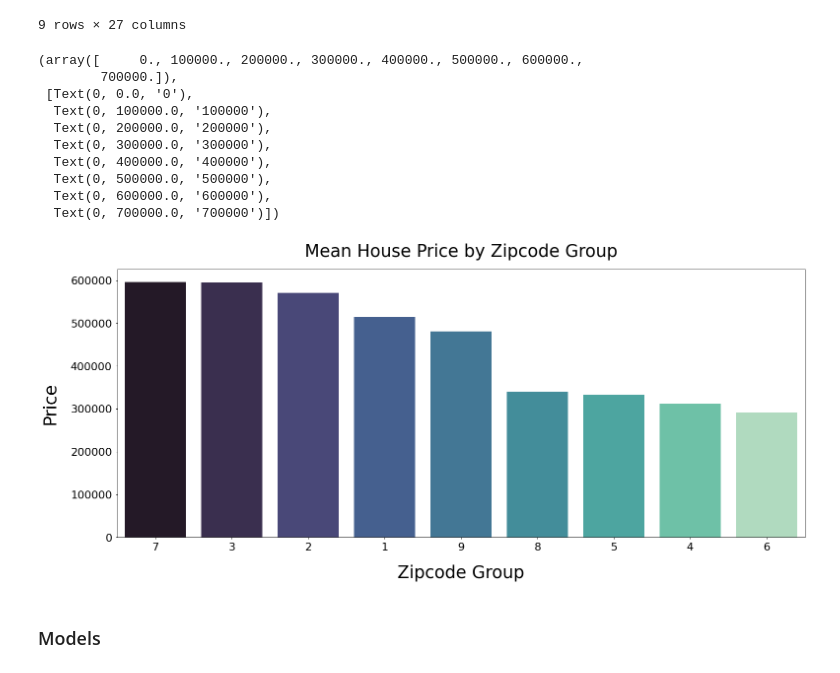
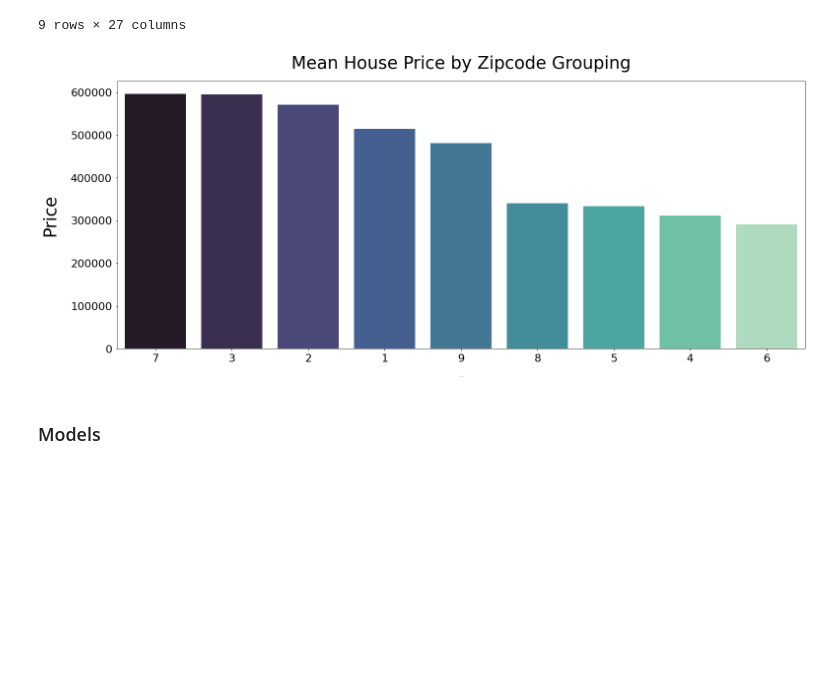
Before and after one commit to alvaromendizabal/dsc-phase-2-project-v2-3, a Jupyter notebook: benjamin.ipynb, the cells around one changed output. Cells and saved outputs as stored; diff of their text form; code cells hidden in the pictures; blank space fills up the shorter version.

```diff
--- a/benjamin.ipynb
+++ b/benjamin.ipynb
@@ -676,27 +703,15 @@ zip_group_df
 9 rows × 27 columns
 # %%
 fig, ax = plt.subplots(figsize=(25,10))
-
 sns.barplot(x='zip_group', y='price', data=zip_group_df, palette='mako',order=zip_group_df.sort_values('price', ascending=False).zip_group)
-fig.savefig('images/zip_group_chart');
-
-ax.set_title('Mean House Price by Zipcode Group', fontsize=35, pad=25)
-ax.set_xlabel('Zipcode Group', fontsize=35, labelpad=25)
+ax.set_title('Mean House Price by Zipcode Grouping', fontsize=35, pad=25)
+ax.set_xlabel('Zipcode Group', fontsize=0, labelpad=25)
 ax.set_ylabel('Price', fontsize=35, labelpad=25)
 plt.xticks(fontsize=22)
 plt.yticks(fontsize=22)
+fig.savefig('images/zip_group_chart.jpeg');
 # %% [output]
-(array([     0., 100000., 200000., 300000., 400000., 500000., 600000.,
-        700000.]),
- [Text(0, 0.0, '0'),
-  Text(0, 100000.0, '100000'),
-  Text(0, 200000.0, '200000'),
-  Text(0, 300000.0, '300000'),
-  Text(0, 400000.0, '400000'),
-  Text(0, 500000.0, '500000'),
-  Text(0, 600000.0, '600000'),
-  Text(0, 700000.0, '700000')])
-[figure, old version]
+[figure, new version]
 # %% [markdown]
 ### Models
 # %% [markdown]
```
Also changed, not shown: parts of 6 cells of this notebook.
